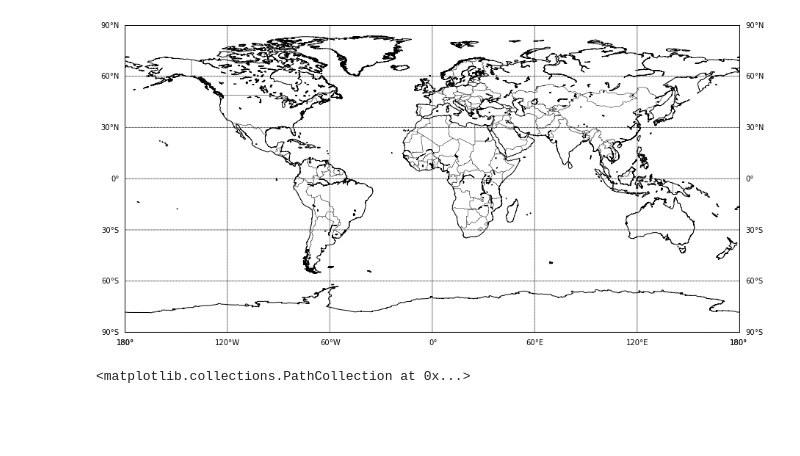
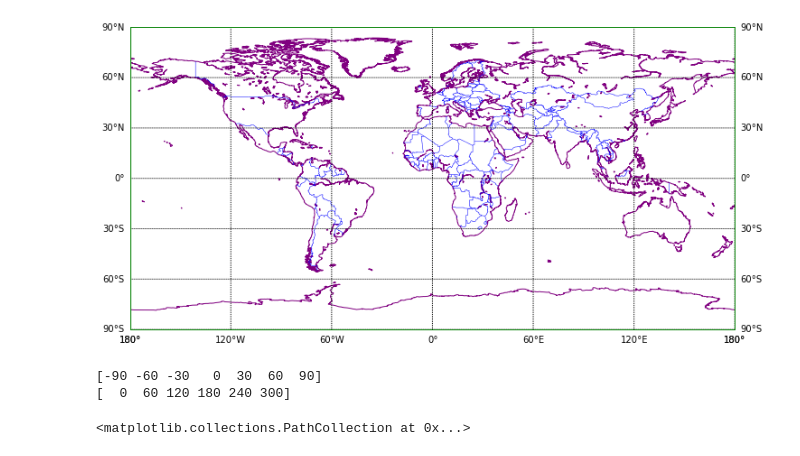
Before and after one commit to story645/EAS213, a Jupyter notebook: july21.ipynb, the cells around one changed output. Drawn from its saved outputs; the diff is of its cells as text; code cells hidden in the pictures; blank space fills up the shorter version.

```diff
--- a/july21.ipynb
+++ b/july21.ipynb
@@ -19,8 +19,9 @@ from mpl_toolkits.basemap import Basemap
 import numpy as np
 
 #make an empty map
-fig = plt.figure(figsize=(15,10))
+fig = plt.figure(figsize=(12,10))
 ax = fig.add_subplot(1,1,1)
+
 #projection: http://xkcd.com/977/
 m = Basemap(projection='cyl', ax=ax, resolution = 'l',
             llcrnrlat=-90,urcrnrlat=90,
@@ -28,9 +29,9 @@ m = Basemap(projection='cyl', ax=ax, resolution = 'l',
 
 border_color = 'k'
 #coastlines/boundaries
-m.drawcoastlines(color=border_color)
-m.drawcountries(color=border_color)
-m.drawmapboundary(color=border_color)
+m.drawcoastlines(color='purple')
+m.drawcountries(color='blue')
+m.drawmapboundary(color='green')
 #draws the meridian
 m.drawparallels(np.arange(-90,91,30),labels=[1,1,0,0])
 m.drawmeridians(np.arange(0,360,60),labels=[0,0,0,1])
@@ -41,17 +41,23 @@ m.drawmeridians(np.arange(0,360,60),labels=[0,0,0,1])
  -120: ([<matplotlib.lines.Line2D at 0x...>],
   [<matplotlib.text.Text at 0x...>]),
  -60: ([<matplotlib.lines.Line2D at 0x...>],
   [<matplotlib.text.Text at 0x...>]),
  0: ([<matplotlib.lines.Line2D at 0x...>],
   [<matplotlib.text.Text at 0x...>]),
  60: ([<matplotlib.lines.Line2D at 0x...>],
   [<matplotlib.text.Text at 0x...>]),
  120: ([<matplotlib.lines.Line2D at 0x...>],
   [<matplotlib.text.Text at 0x...>]),
  180: ([<matplotlib.lines.Line2D at 0x...>],
   [<matplotlib.text.Text at 0x...>,
    <matplotlib.text.Text at 0x...>])}
-[figure, old version]
+[figure, new version]
+# %%
+print np.arange(-90,91,30)
+print np.arange(0,360,60)
+# %% [output]
+[-90 -60 -30   0  30  60  90]
+[  0  60 120 180 240 300]
 # %%
 #first lets list cities and their coordinates
 #(latitude, longitude)
```
Also changed, not shown: parts of 2 cells of this notebook, 1 other file.
